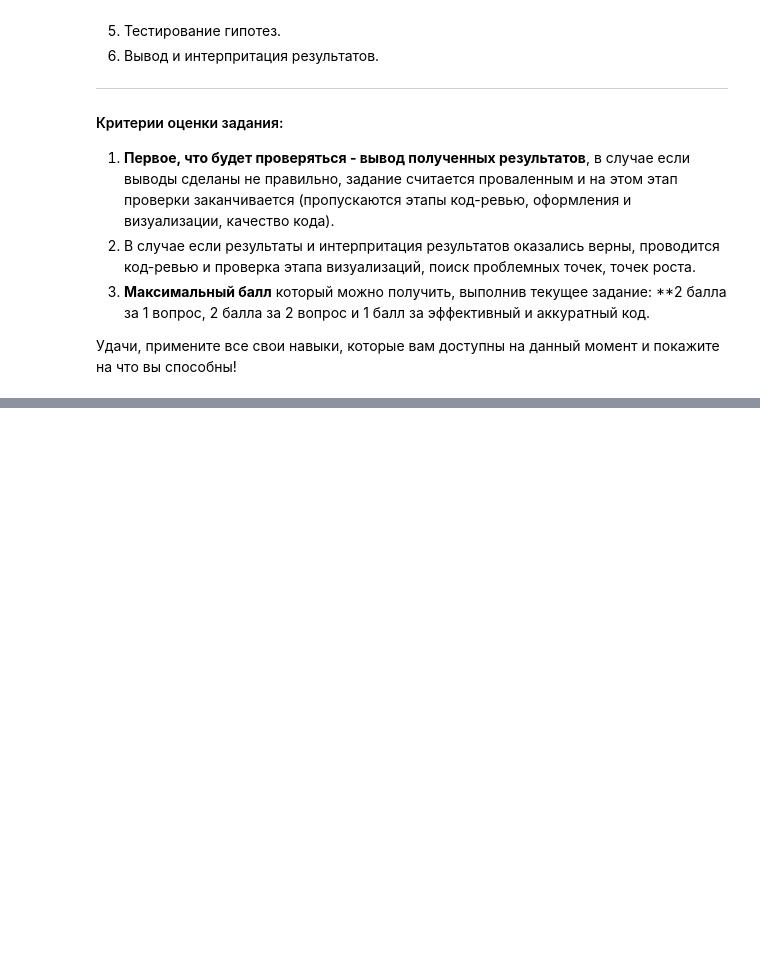
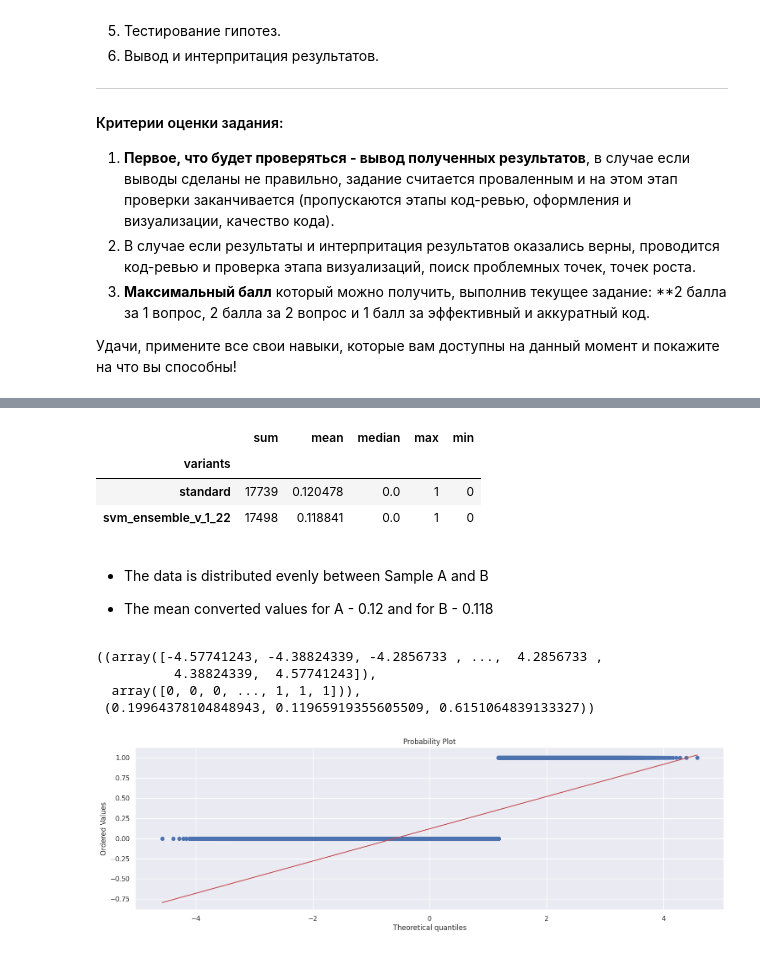
Before and after one commit to DAvocad00/HW2, a Jupyter notebook: ab_test_inference/ab_test_inference.ipynb, the cells around one changed output, grey strips where cells are left out. Saved outputs shown, nothing was run; the diff lists cells and outputs as text; code cells hidden in the pictures; blank space fills up the shorter version.

```diff
--- a/ab_test_inference/ab_test_inference.ipynb
+++ b/ab_test_inference/ab_test_inference.ipynb
@@ -39,0 +53,2 @@
+# %%
+data = pd.read_csv('ab_test_ensembles.csv')
@@ -39,0 +100,2 @@
+# %%
+data['timestamp']=pd.to_datetime(data['timestamp'])
@@ -39,0 +124,2 @@
+# %%
+data.loc[(data['variants'] == 'standard') & (data['group']!='control'),'group'] = 'control'
@@ -39,0 +130,2 @@
+# %%
+data.loc[(data['variants'] == 'svm_ensemble_v_1_22')&(data['group']!='treatment'),'group'] = 'treatment'
@@ -39,0 +169,20 @@
+# %%
+data.groupby('variants')['converted'].agg(['sum','mean','median','max','min'])
+# %% [output]
+|  | sum | mean | median | max | min |
+| variants |  |  |  |  |  |
+| standard | 17739 | 0.120478 | 0.0 | 1 | 0 |
+| svm_ensemble_v_1_22 | 17498 | 0.118841 | 0.0 | 1 | 0 |
+# %% [markdown]
+- The data is distributed evenly between Sample A and B
+
+- The mean converted values for A - 0.12 and for B - 0.118
+# %%
+import pylab
+probplot(data['converted'], dist='norm', plot=pylab)
+# %% [output]
+((array([-4.57741243, -4.38824339, -4.2856733 , ...,  4.2856733 ,
+          4.38824339,  4.57741243]),
+  array([0, 0, 0, ..., 1, 1, 1])),
+ (0.19964378104848943, 0.11965919355605509, 0.6151064839133327))
+[figure, added]
```
Also changed, not shown: parts of 33 cells of this notebook, 1 other file.
